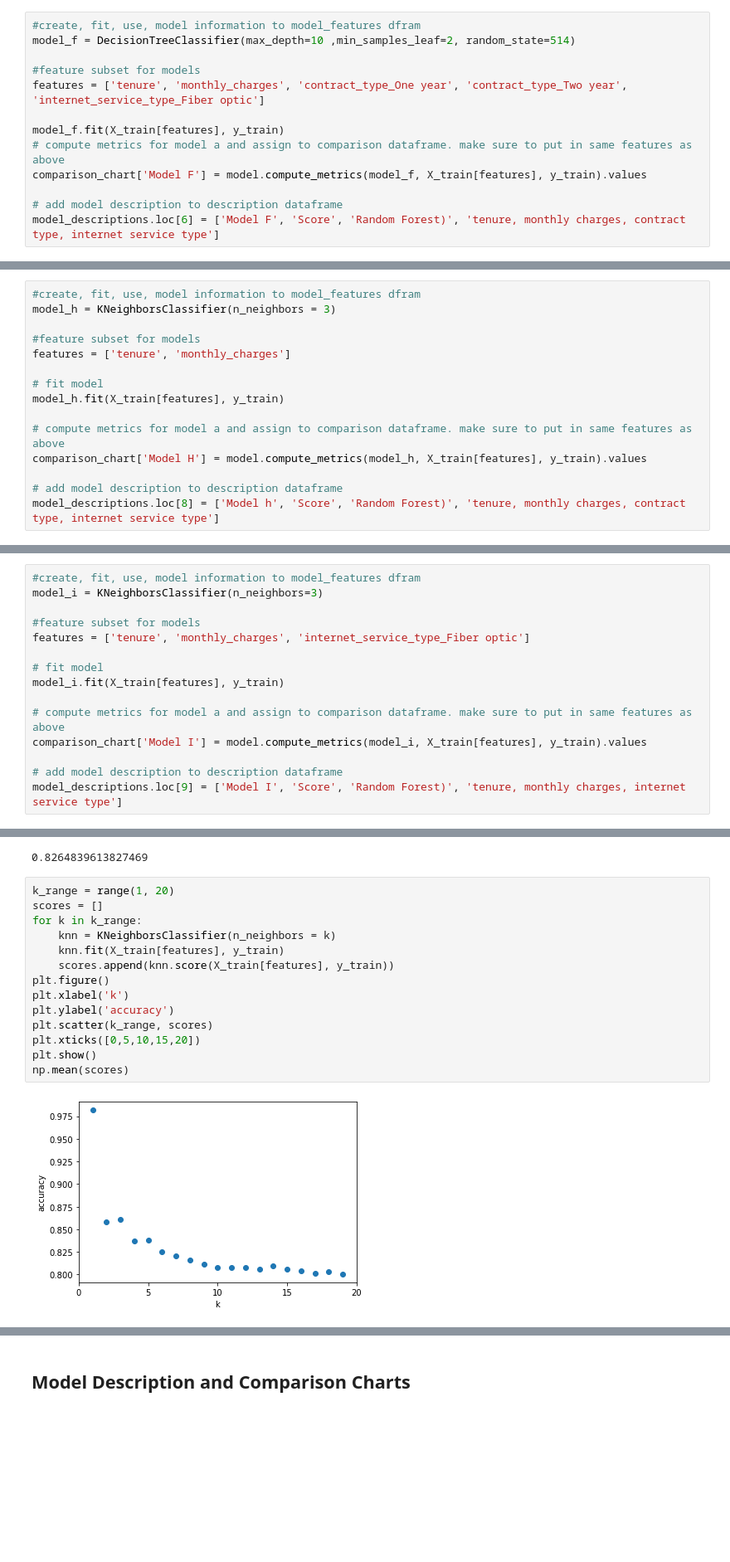
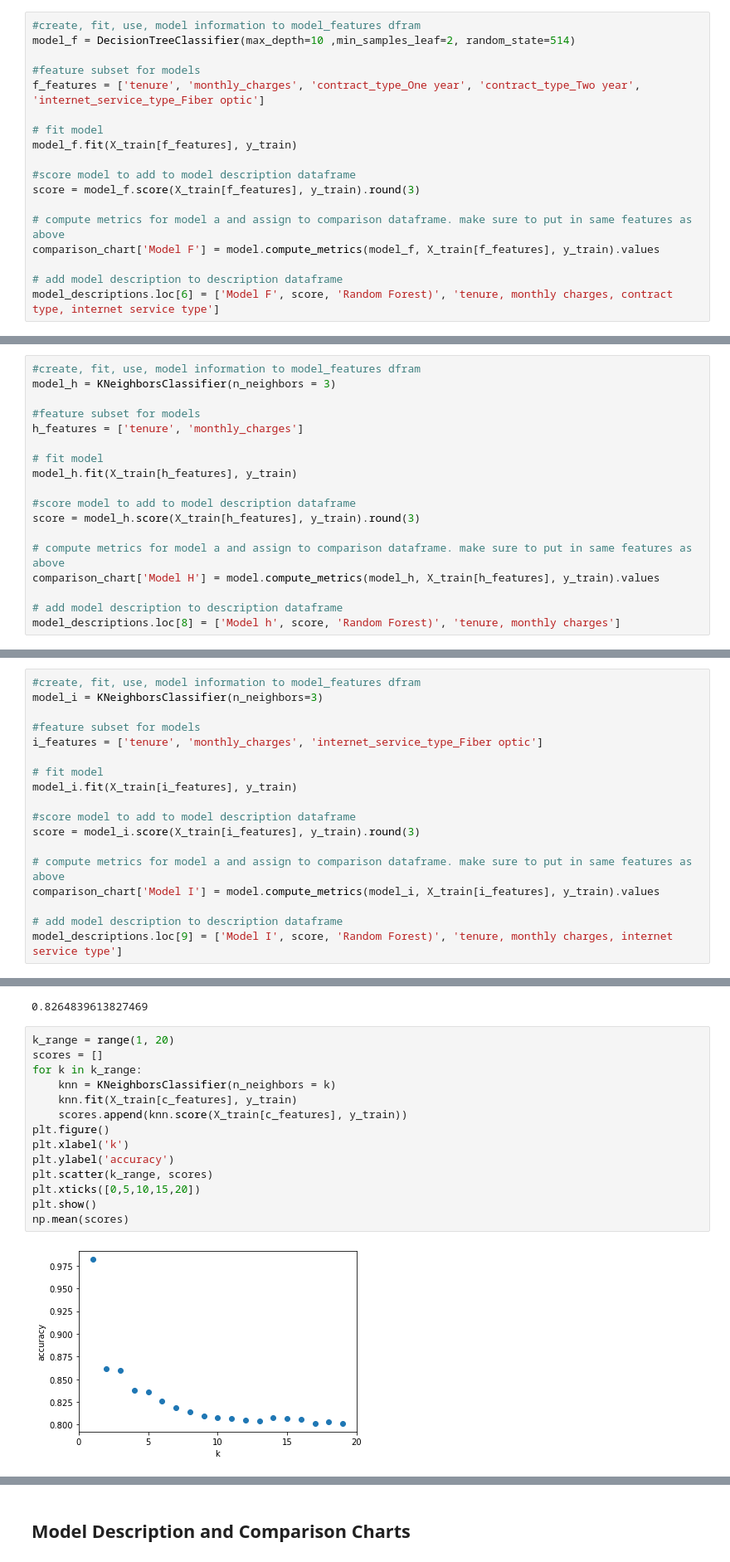
Before and after one commit to joshua-shorterivey/classification_project, a Jupyter notebook: working_notebook.ipynb, the cells around one changed output, grey strips where cells are left out. Shown: that part at 83% size. Drawn from its saved outputs; the diff is of its cells as text; blank space fills up the shorter version.

```diff
--- a/working_notebook.ipynb
+++ b/working_notebook.ipynb
@@ -671,11 +678,16 @@ model_descriptions.loc[5] = ['Model E', 'Score', 'Random Forest)', 'all']
 model_f = DecisionTreeClassifier(max_depth=10 ,min_samples_leaf=2, random_state=514)
 
 #feature subset for models
-features = ['tenure', 'monthly_charges', 'contract_type_One year', 'contract_type_Two year', 'internet_service_type_Fiber optic']
+f_features = ['tenure', 'monthly_charges', 'contract_type_One year', 'contract_type_Two year', 'internet_service_type_Fiber optic']
 
-model_f.fit(X_train[features], y_train)
+# fit model
+model_f.fit(X_train[f_features], y_train)
+
+#score model to add to model description dataframe
+score = model_f.score(X_train[f_features], y_train).round(3)
+
 # compute metrics for model a and assign to comparison dataframe. make sure to put in same features as above
-comparison_chart['Model F'] = model.compute_metrics(model_f, X_train[features], y_train).values
+comparison_chart['Model F'] = model.compute_metrics(model_f, X_train[f_features], y_train).values
 
 # add model description to description dataframe
-model_descriptions.loc[6] = ['Model F', 'Score', 'Random Forest)', 'tenure, monthly charges, contract type, internet service type']
+model_descriptions.loc[6] = ['Model F', score, 'Random Forest)', 'tenure, monthly charges, contract type, internet service type']
@@ -710,13 +721,16 @@ KNeighborsClassifier(n_neighbors=3)
 model_h = KNeighborsClassifier(n_neighbors = 3)
 
 #feature subset for models
-features = ['tenure', 'monthly_charges']
+h_features = ['tenure', 'monthly_charges']
 
 # fit model
-model_h.fit(X_train[features], y_train)
+model_h.fit(X_train[h_features], y_train)
+
+#score model to add to model description dataframe
+score = model_h.score(X_train[h_features], y_train).round(3)
 
 # compute metrics for model a and assign to comparison dataframe. make sure to put in same features as above
-comparison_chart['Model H'] = model.compute_metrics(model_h, X_train[features], y_train).values
+comparison_chart['Model H'] = model.compute_metrics(model_h, X_train[h_features], y_train).values
 
 # add model description to description dataframe
-model_descriptions.loc[8] = ['Model h', 'Score', 'Random Forest)', 'tenure, monthly charges, contract type, internet service type']
+model_descriptions.loc[8] = ['Model h', score, 'Random Forest)', 'tenure, monthly charges']
@@ -732,13 +744,16 @@ KNeighborsClassifier(n_neighbors=3)
 model_i = KNeighborsClassifier(n_neighbors=3)
 
 #feature subset for models
-features = ['tenure', 'monthly_charges', 'internet_service_type_Fiber optic']
+i_features = ['tenure', 'monthly_charges', 'internet_service_type_Fiber optic']
 
 # fit model
-model_i.fit(X_train[features], y_train)
+model_i.fit(X_train[i_features], y_train)
+
+#score model to add to model description dataframe
+score = model_i.score(X_train[i_features], y_train).round(3)
 
 # compute metrics for model a and assign to comparison dataframe. make sure to put in same features as above
-comparison_chart['Model I'] = model.compute_metrics(model_i, X_train[features], y_train).values
+comparison_chart['Model I'] = model.compute_metrics(model_i, X_train[i_features], y_train).values
 
 # add model description to description dataframe
-model_descriptions.loc[9] = ['Model I', 'Score', 'Random Forest)', 'tenure, monthly charges, internet service type']
+model_descriptions.loc[9] = ['Model I', score, 'Random Forest)', 'tenure, monthly charges, internet service type']
@@ -764,16 +777,16 @@ np.mean(scores)
 # %%
 k_range = range(1, 20)
 scores = []
 for k in k_range:
     knn = KNeighborsClassifier(n_neighbors = k)
-    knn.fit(X_train[features], y_train)
-    scores.append(knn.score(X_train[features], y_train))
+    knn.fit(X_train[c_features], y_train)
+    scores.append(knn.score(X_train[c_features], y_train))
 plt.figure()
 plt.xlabel('k')
 plt.ylabel('accuracy')
 plt.scatter(k_range, scores)
 plt.xticks([0,5,10,15,20])
 plt.show()
 np.mean(scores)
 # %% [output]
-[figure, old version]
+[figure, new version]
```
Also changed, not shown: parts of 31 cells of this notebook, 2 other files.
